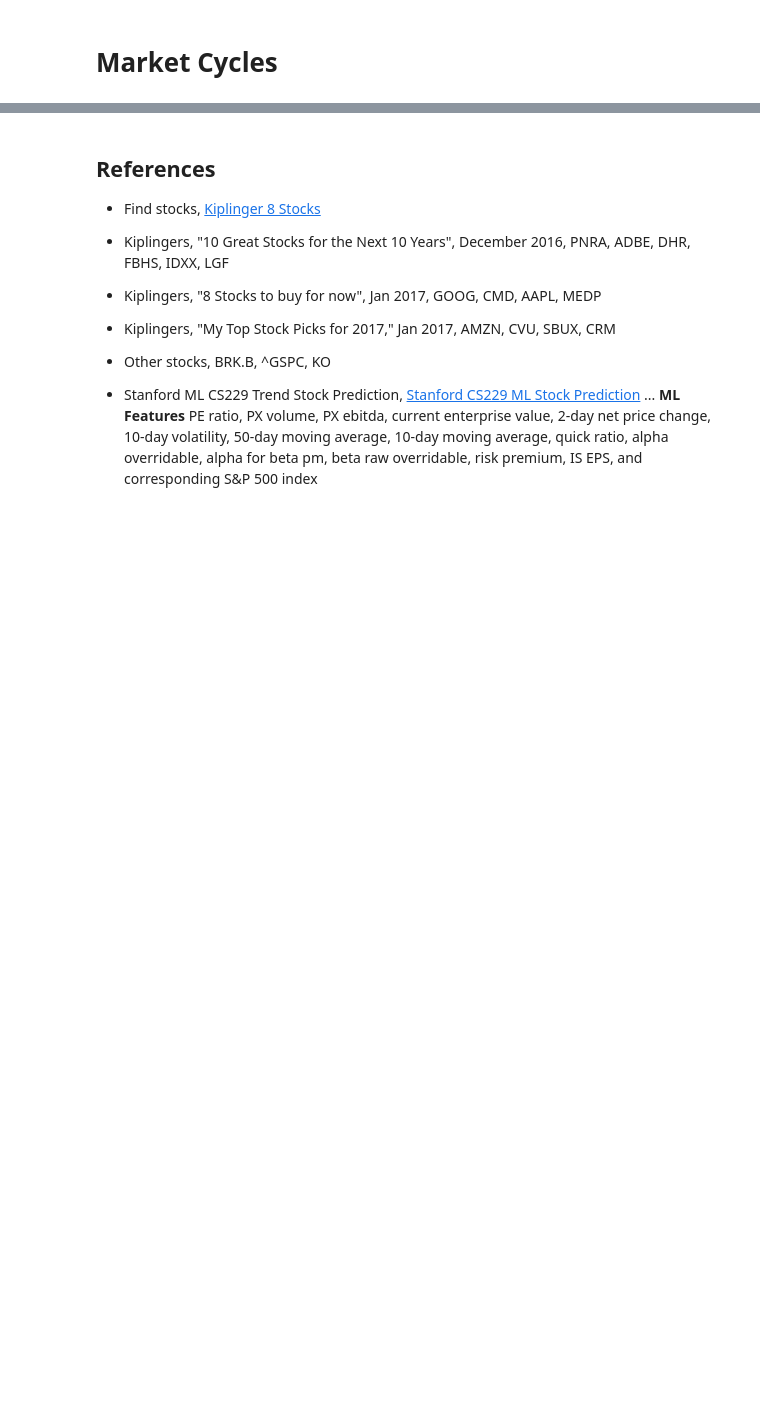
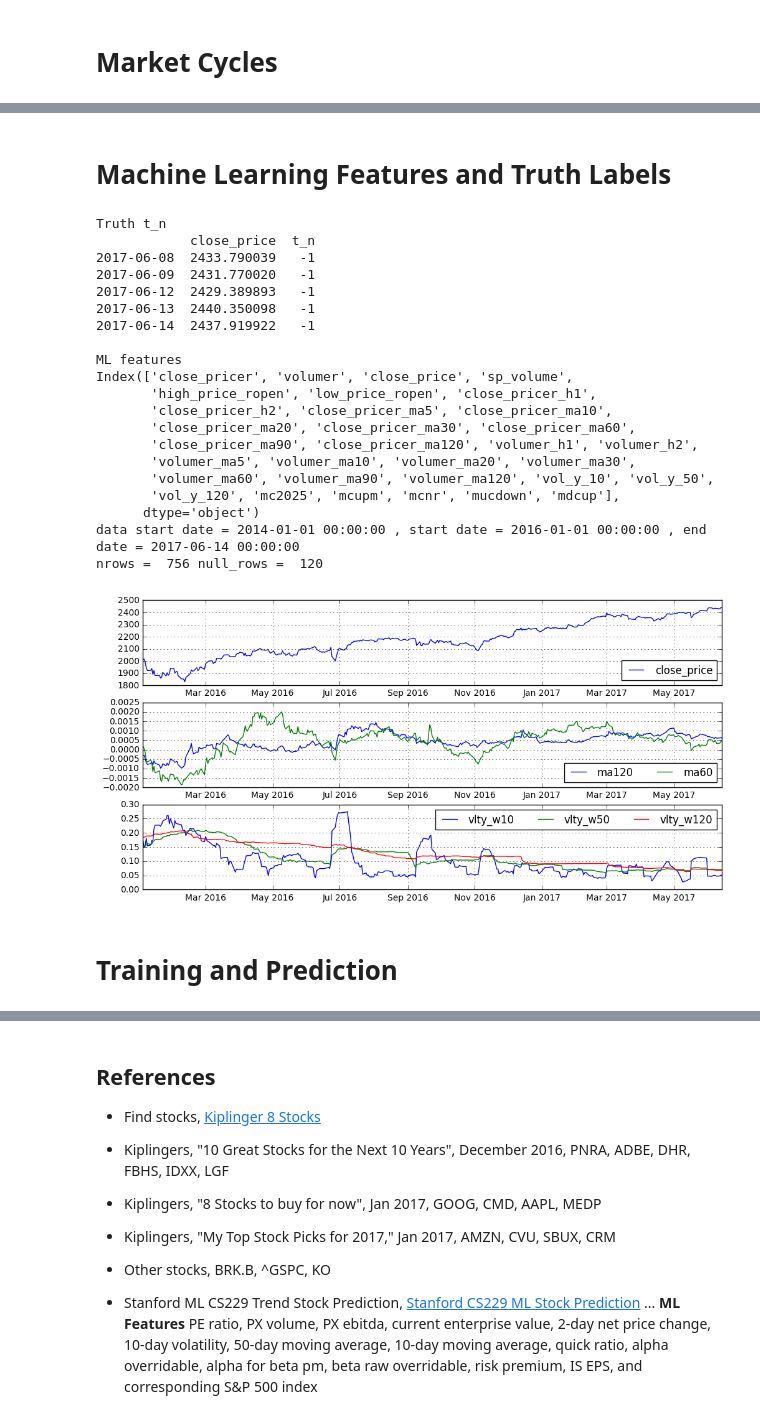
Before and after one commit to algosci/algosciquant, a Jupyter notebook: S&P Mkt Cycle.ipynb, the cells around one changed output, grey strips where cells are left out. Cells and saved outputs as stored; diff of their text form; code cells hidden in the pictures; blank space fills up the shorter version.

```diff
--- a/S&P Mkt Cycle.ipynb
+++ b/S&P Mkt Cycle.ipynb
@@ -225,3 +126,75 @@ nrows =  16257 null_rows =  0
+# %% [markdown]
+# Machine Learning Features and Truth Labels
+# %%
+# ML Features and Truth
+%run algosciquant
+
+# Truth Variable
+nday=43
+dfT= ndayTruth(dfsp.loc[dataStartDate:test_et, ['close_price']], nday,tvariable='close_price')
+print('Truth t_n')
+print(dfT.tail(5))
+
+# ML Features
+dfML=mlSpFeatures(dfsp,dfmc,mcvariable,dataStartDate,test_et)
+
+print("\nML features")
+print(dfML.columns)
+
+s=test_st
+e=test_et
+#s=dt.datetime(1987,1,1)
+#e=dt.datetime(1988,3,1)
+
+print('data start date =',dataStartDate, ', start date =',test_st,', end date =',test_et)
+# plot close_price
+plt.subplot(311)
+plt.plot(dfML.loc[s:e,['close_price']],label='close_price')
+plt.grid(True); plt.legend(loc = 'lower right')
+
+#  plot moving average
+plt.subplot(312);
+plt.plot(dfML.loc[s:e,['close_pricer_ma120']],label='ma120')
+plt.plot(dfML.loc[s:e,['close_pricer_ma60']],label='ma60')
+plt.grid(True); plt.legend(loc = 'lower right', ncol= 2)
+plt.subplot(313)
+#  plot volatility
+plt.plot(dfML.loc[s:e,['vol_y_10']],label='vlty_w10')
+plt.plot(dfML.loc[s:e,['vol_y_50']],label='vlty_w50')
+plt.plot(dfML.loc[s:e,['vol_y_120']],label='vlty_w120')
+plt.grid(True)
+plt.legend(loc = 'upper right',ncol=3)
+
+# Null Rows
+s=dt.datetime(1952,6,1)
+e=dt.datetime(2017,1,1)
+nullrows=sum([True for idx,row in dfML.loc[s:e].iterrows() if any(row.isnull())])
+nrows=len(dfML.loc[s:e])
+print("nrows = ",nrows,"null_rows = ",nullrows)
+# %% [output]
+Truth t_n
+            close_price  t_n
+2017-06-08  2433.790039   -1
+2017-06-09  2431.770020   -1
+2017-06-12  2429.389893   -1
+2017-06-13  2440.350098   -1
+2017-06-14  2437.919922   -1
+
+ML features
+Index(['close_pricer', 'volumer', 'close_price', 'sp_volume',
+       'high_price_ropen', 'low_price_ropen', 'close_pricer_h1',
+       'close_pricer_h2', 'close_pricer_ma5', 'close_pricer_ma10',
+       'close_pricer_ma20', 'close_pricer_ma30', 'close_pricer_ma60',
+       'close_pricer_ma90', 'close_pricer_ma120', 'volumer_h1', 'volumer_h2',
+       'volumer_ma5', 'volumer_ma10', 'volumer_ma20', 'volumer_ma30',
+       'volumer_ma60', 'volumer_ma90', 'volumer_ma120', 'vol_y_10', 'vol_y_50',
+       'vol_y_120', 'mc2025', 'mcupm', 'mcnr', 'mucdown', 'mdcup'],
+      dtype='object')
+data start date = 2014-01-01 00:00:00 , start date = 2016-01-01 00:00:00 , end date = 2017-06-14 00:00:00
+nrows =  756 null_rows =  120
+[figure, added]
+# %% [markdown]
+# Training and Prediction
 # %%
 #  Training and Prediction
 #   for each test date a classifier will be trained until test date - 1
```
Also changed, not shown: parts of 14 cells of this notebook, 5 other files.
